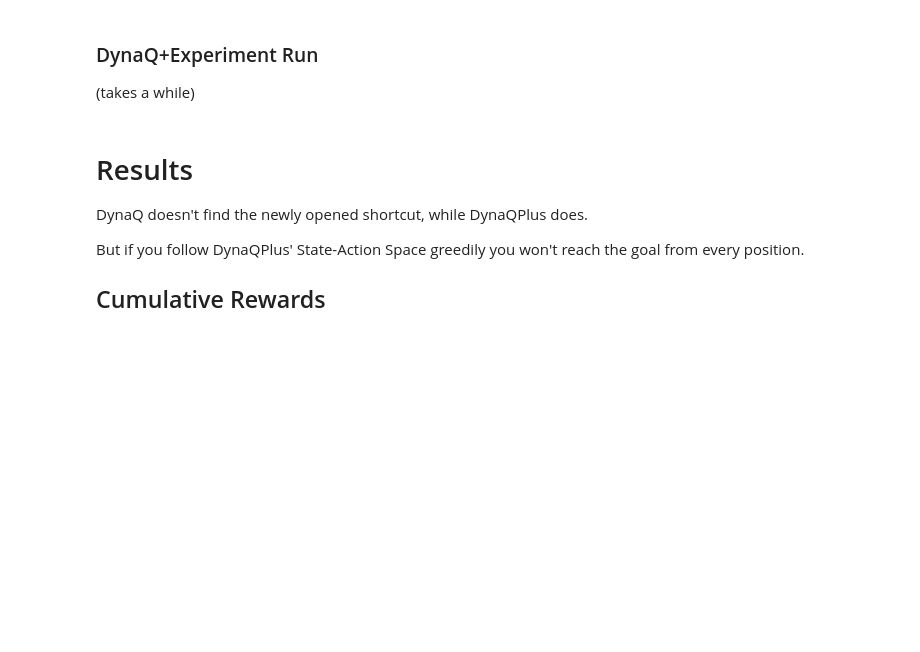
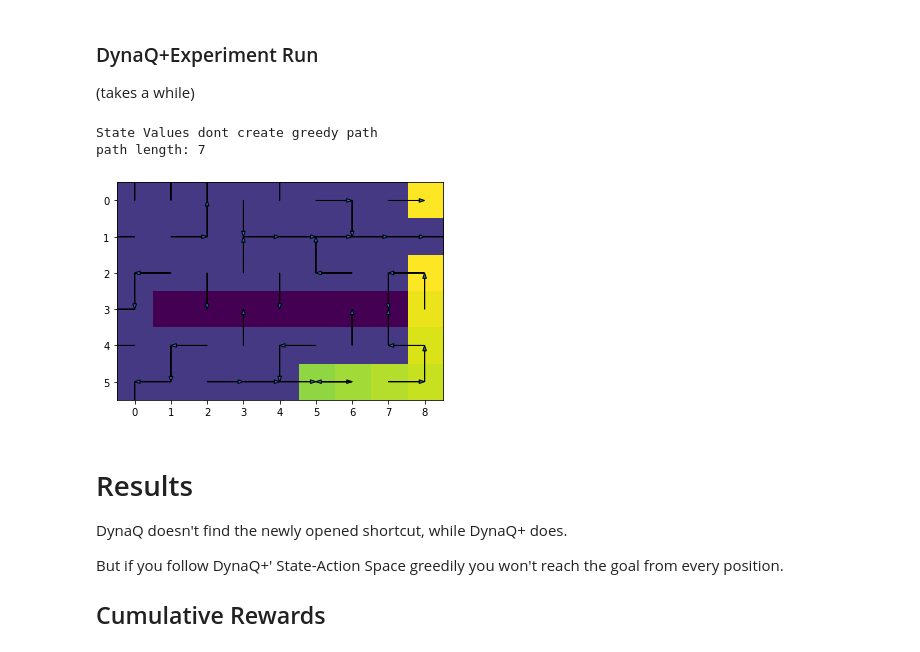
Before and after one commit to MaraTomasek/ML-Notebooks, a Jupyter notebook: Reinforcement_Learning/ch8-tabular.ipynb, the cells around one changed output. Drawn from its saved outputs; the diff is of its cells as text; code cells hidden in the pictures; blank space fills up the shorter version.

```diff
--- a/Reinforcement_Learning/ch8-tabular.ipynb
+++ b/Reinforcement_Learning/ch8-tabular.ipynb
@@ -109,7 +109,7 @@ class DynaQ:
         return Sn, R
 
     def q_update(self, S, A, R, Sn):
-        Am       = np.argmax(self.Q[S])
+        Am       = np.argmax(self.Q[Sn])
         idx      = (S[0],  S[1],  A)
         idxn     = (Sn[0], Sn[1], Am)
         self.Q[idx] += self.alpha * (R + self.gamma * self.Q[idxn] - self.Q[idx])
@@ -289,13 +289,8 @@ class DynaQPlusExperiment(DynaQ):
         return Sn, R
 
     def epsilon_greedy(self, S):
-        Am, Rm = None, np.NINF
-        for i in range(len(self.moves)):
-            A      = i
-            Sn, R  = self.move(S, A)
-            R     += self.k * np.sqrt(self.T[self.maze.idx[Sn]])
-            if R > Rm:
-                Am = A
-                break
+        i = np.argmax([self.Q[Sn][i] + self.k * np.sqrt(self.T[self.maze.idx[Sn]])
+                       for i in range(len(self.moves))
+                       if (Sn := self.move(S, i)[0])])
 
-        return A if np.random.rand() > self.epsilon else np.random.randint(len(moves))
+        return i if np.random.rand() > self.epsilon else np.random.randint(len(moves))
@@ -329,9 +384,9 @@ def train(agent, world):
             agent.plan()
 
             if agent.done(S):
-                cum_reward.append(cum_reward[-1] + R)
+                cum_reward.append((cum_reward[-1] + R) / len(cum_reward))
                 break
-    return cum_reward
+    return cum_reward[1:]
 # %% [markdown]
 ### DynaQ Run
 # %%
@@ -349,13 +407,17 @@ agent2.draw_path_and_dir_map();
 (takes a while)
 # %%
 agent3      = DynaQPlusExperiment(world, moves, plan_steps=50, alpha=0.1, epsilon=0.1, gamma=0.95, k=0.0001)
-cum_reward3 = train(agent, world)
+cum_reward3 = train(agent3, world)
 agent3.draw_path_and_dir_map();
+# %% [output]
+State Values dont create greedy path
+path length: 7
+[figure, added]
 # %% [markdown]
 # Results
-DynaQ doesn't find the newly opened shortcut, while DynaQPlus does.
+DynaQ doesn't find the newly opened shortcut, while DynaQ+ does.
 
-But if you follow DynaQPlus' State-Action Space greedily you won't reach the goal from every position.
+But if you follow DynaQ+' State-Action Space greedily you won't reach the goal from every position.
 
 ## Cumulative Rewards
 # %%
```
Also changed, not shown: parts of 5 cells of this notebook.
